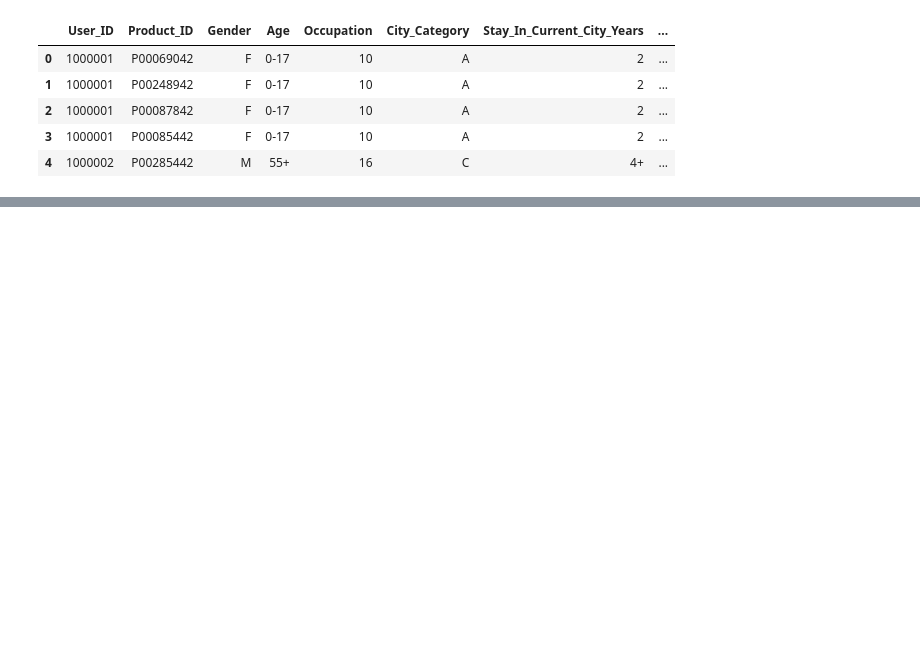
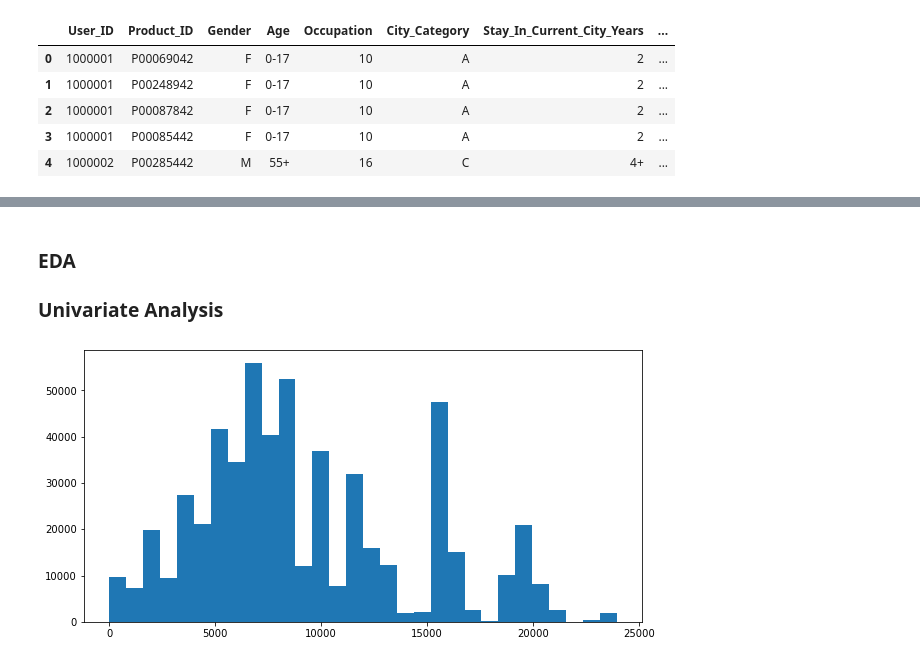
Before and after one commit to 1Anand1/Black_Friday_Sales_Prediction, a Jupyter notebook: black_friday_sales.ipynb, the cells around one changed output, grey strips where cells are left out. Drawn from its saved outputs; the diff is of its cells as text; code cells hidden in the pictures; blank space fills up the shorter version.

```diff
--- a/black_friday_sales.ipynb
+++ b/black_friday_sales.ipynb
@@ -17,0 +93,9 @@ df.head()
+# %% [markdown]
+### EDA
+### Univariate Analysis
+# %%
+plt.figure(figsize=(10,5))
+plt.hist(df.Purchase,bins=30)
+plt.show()
+# %% [output]
+[figure, added]
```
Also changed, not shown: parts of 10 cells of this notebook.
